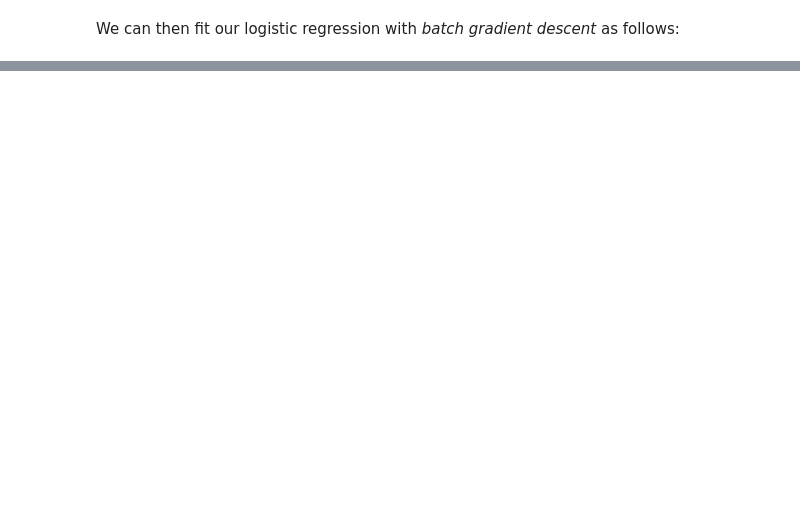
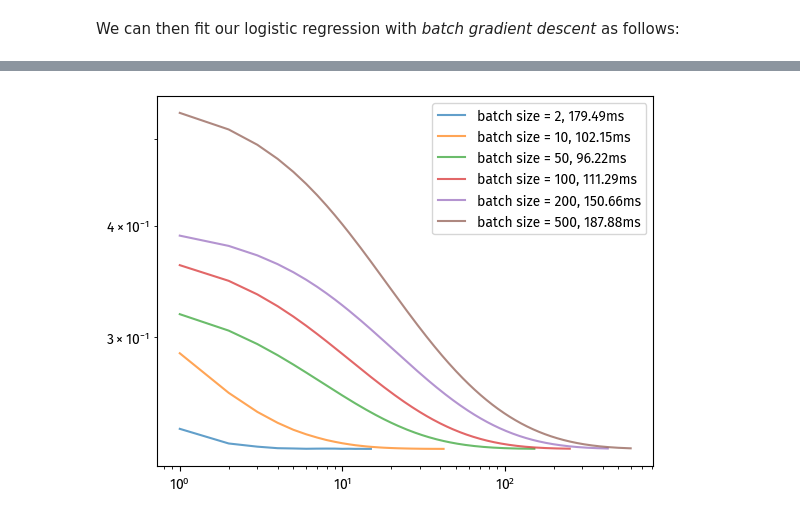
Before and after one commit to doabell/451-blog, a Jupyter notebook: posts/logistic-regression/index.ipynb, the cells around one changed output, grey strips where cells are left out. Cells and saved outputs as stored; diff of their text form; code cells hidden in the pictures; blank space fills up the shorter version.

```diff
--- a/posts/logistic-regression/index.ipynb
+++ b/posts/logistic-regression/index.ipynb
@@ -139,0 +218,28 @@ Here, stochastic "minibatch" gradient descent converges the fastest, then "minib
+# %%
+from time import perf_counter
+batch_sizes = [2, 10, 50, 100, 200, 500]
+
+for batch_size in batch_sizes:
+    LR = LogisticRegression()
+    start = perf_counter()
+    LR.fit_stochastic(
+        X, y,
+        max_epochs=1000,
+        momentum=False,
+        batch_size=batch_size,
+        alpha=0.05
+    )
+    end = perf_counter()
+
+    num_steps = len(LR.loss_history)
+    plt.plot(
+        np.arange(num_steps) + 1, LR.loss_history,
+        label=f"batch size = {batch_size}, {(end - start)*1000:.2f}ms",
+        alpha=0.7
+    )
+
+plt.loglog()
+
+legend = plt.legend()
+# %% [output]
+[figure, added]
```
Also changed, not shown: parts of 14 cells of this notebook.
